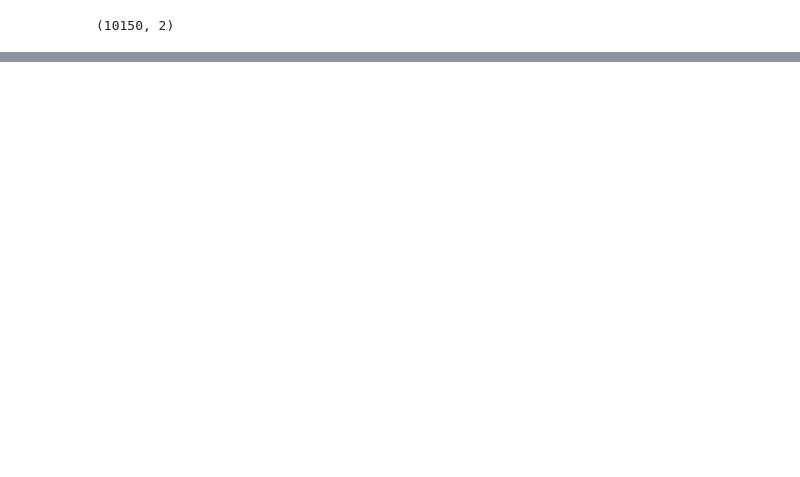
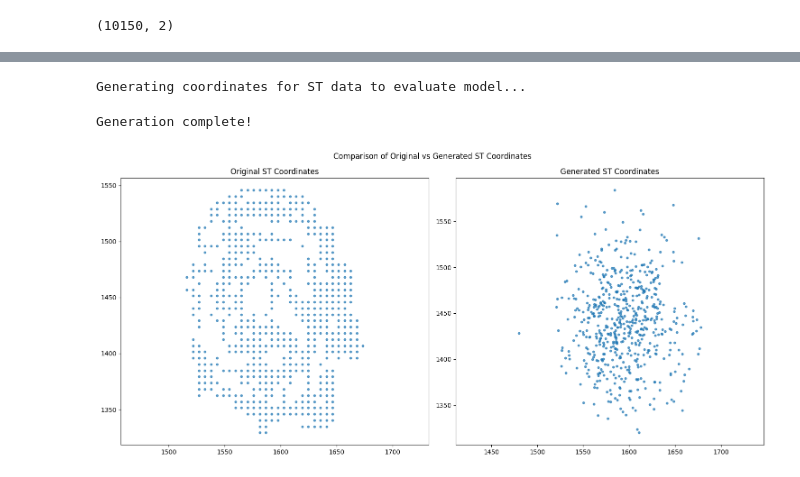
Before and after one commit to ehtesam3154/sc_st, a Jupyter notebook: gw_ot_v3.ipynb, the cells around one changed output, grey strips where cells are left out. Cells and saved outputs as stored; diff of their text form; code cells hidden in the pictures; blank space fills up the shorter version.

Commit message:
updated with data aug and diff

```diff
--- a/gw_ot_v3.ipynb
+++ b/gw_ot_v3.ipynb
@@ -1115,2 +1120,46 @@ Training complete!
+# %%
+# After training, evaluate on ST data
+st_gen_coords = diffusion.generate_st_coordinates()
+# %% [output]
+Generating coordinates for ST data to evaluate model...
+Generation complete!
+# %%
+import matplotlib.pyplot as plt
+
+# Compare with original ST coordinates
+def plot_comparison(original_coords, generated_coords, title="Comparison of Original vs Generated ST Coordinates"):
+    plt.figure(figsize=(15, 7))
+
+    # Plot original coordinates
+    plt.subplot(1, 2, 1)
+    plt.scatter(original_coords[:, 0], original_coords[:, 1], alpha=0.7, s=10)
+    plt.title("Original ST Coordinates")
+    plt.axis('equal')
+
+    # Plot generated coordinates
+    plt.subplot(1, 2, 2)
+    plt.scatter(generated_coords[:, 0], generated_coords[:, 1], alpha=0.7, s=10)
+    plt.title("Generated ST Coordinates")
+    plt.axis('equal')
+
+    plt.suptitle(title)
+    plt.tight_layout()
+    plt.show()
+
+# Convert to numpy if they're tensors
+if isinstance(Y_st, torch.Tensor):
+    Y_st_np = Y_st.cpu().numpy()
+else:
+    Y_st_np = Y_st
+
+if isinstance(st_gen_coords, torch.Tensor):
+    st_gen_np = st_gen_coords.cpu().numpy()
+else:
+    st_gen_np = st_gen_coords
+
+# Plot comparison
+plot_comparison(Y_st_np, st_gen_np)
+# %% [output]
+[figure, added]
 # %%
 sc_coords = diffusion.sample_coordinates(timesteps=800)
```
Also changed, not shown: parts of 23 cells of this notebook, 6 other files.
